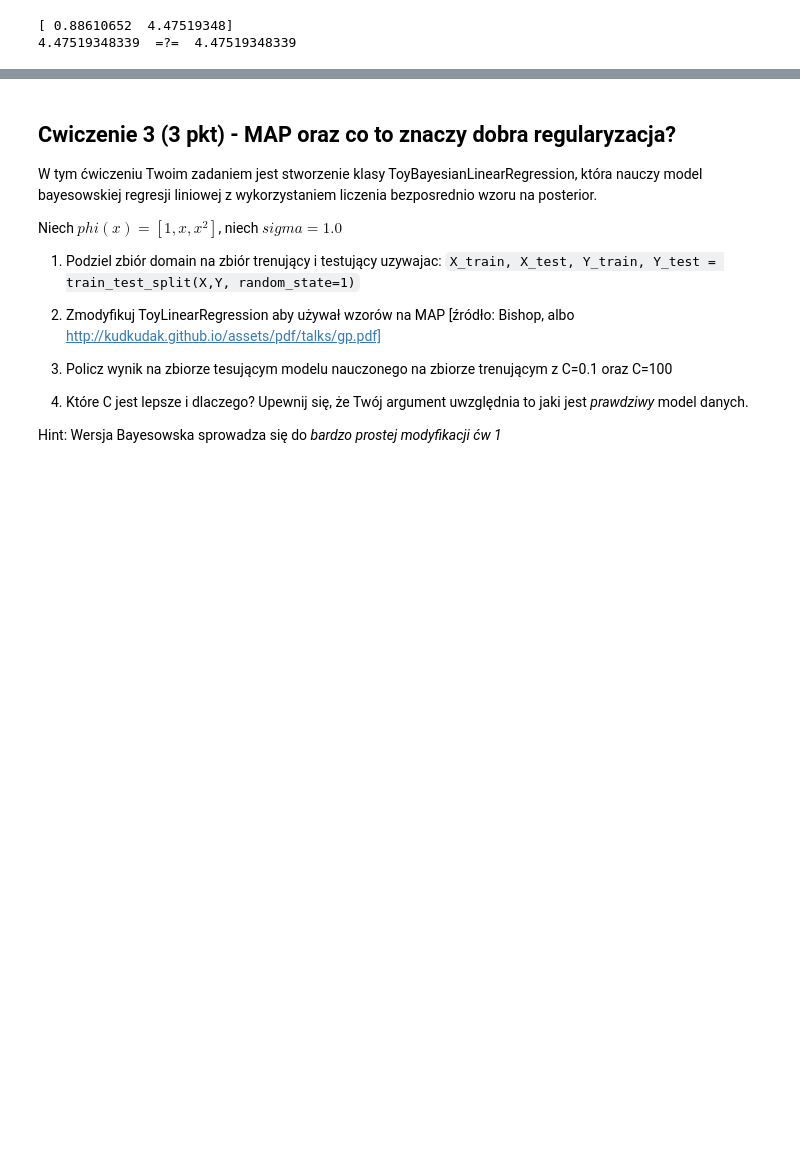
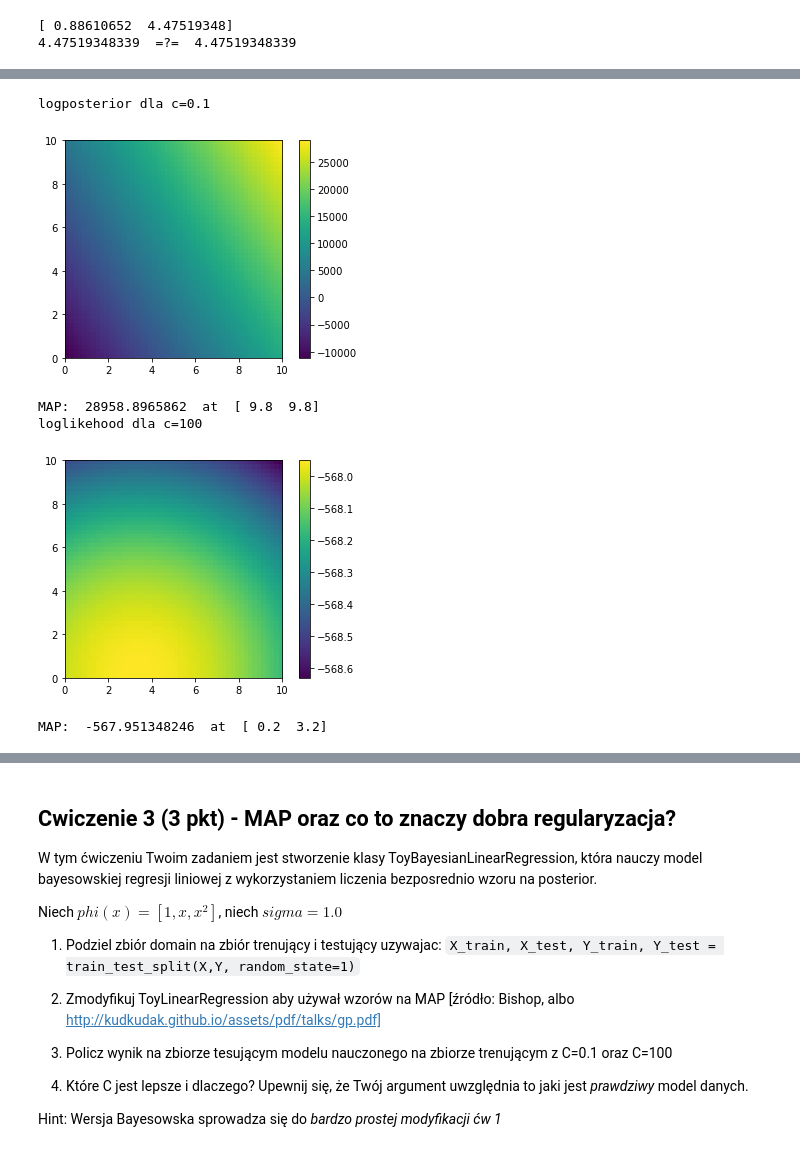
Before and after one commit to 13MaxG/MachineLearningAndrzeja, a Jupyter notebook: L3a.ipynb, the cells around one changed output, grey strips where cells are left out. Drawn from its saved outputs; the diff is of its cells as text; code cells hidden in the pictures; blank space fills up the shorter version.

```diff
--- a/L3a.ipynb
+++ b/L3a.ipynb
@@ -204,0 +210,12 @@ array([  2.71632808e-04,   5.83787050e-05])
+# %%
+def logposterior(w, X, Y, phi=lambda x: [1, x], sigma=1.0):
+    return math.log(prior(w, sigma))+loglikelihood(w,X,Y,phi,sigma)
+
+def drawLogposterior(C):
+    x = np.arange(0,10.0,0.2)
+    y = np.arange(0,10.0,0.2)
+    Z=np.array([ [ logposterior(np.array([[0.88,x[i],y[j]]]),domain, t, lambda x: [1, x, x*x], C)   for i in range(len(x))] for j in range(len(y))])
+    plt.imshow(Z, extent=[0, 10, 0, 10], aspect=1,origin="lower")
+    plt.colorbar()
+    plt.show()
+    print "MAP: ", np.max(Z), " at ", (np.unravel_index(Z.argmax(), Z.shape)  * np.array([1.0/len(x)*10,1.0/len(x)*10]) )
@@ -205,3 +252,15 @@ array([  2.71632808e-04,   5.83787050e-05])
+# %%
+print "logposterior dla c=0.1"
+drawLogposterior(0.1)
+print "loglikehood dla c=100"
+drawLogposterior(100)
+# %% [output]
+logposterior dla c=0.1
+[figure, added]
+MAP:  28958.8965862  at  [ 9.8  9.8]
+loglikehood dla c=100
+[figure, added]
+MAP:  -567.951348246  at  [ 0.2  3.2]
 # %% [markdown]
 # Ewaluacja
 
```
Also changed, not shown: parts of 9 cells of this notebook, 1 other file.
